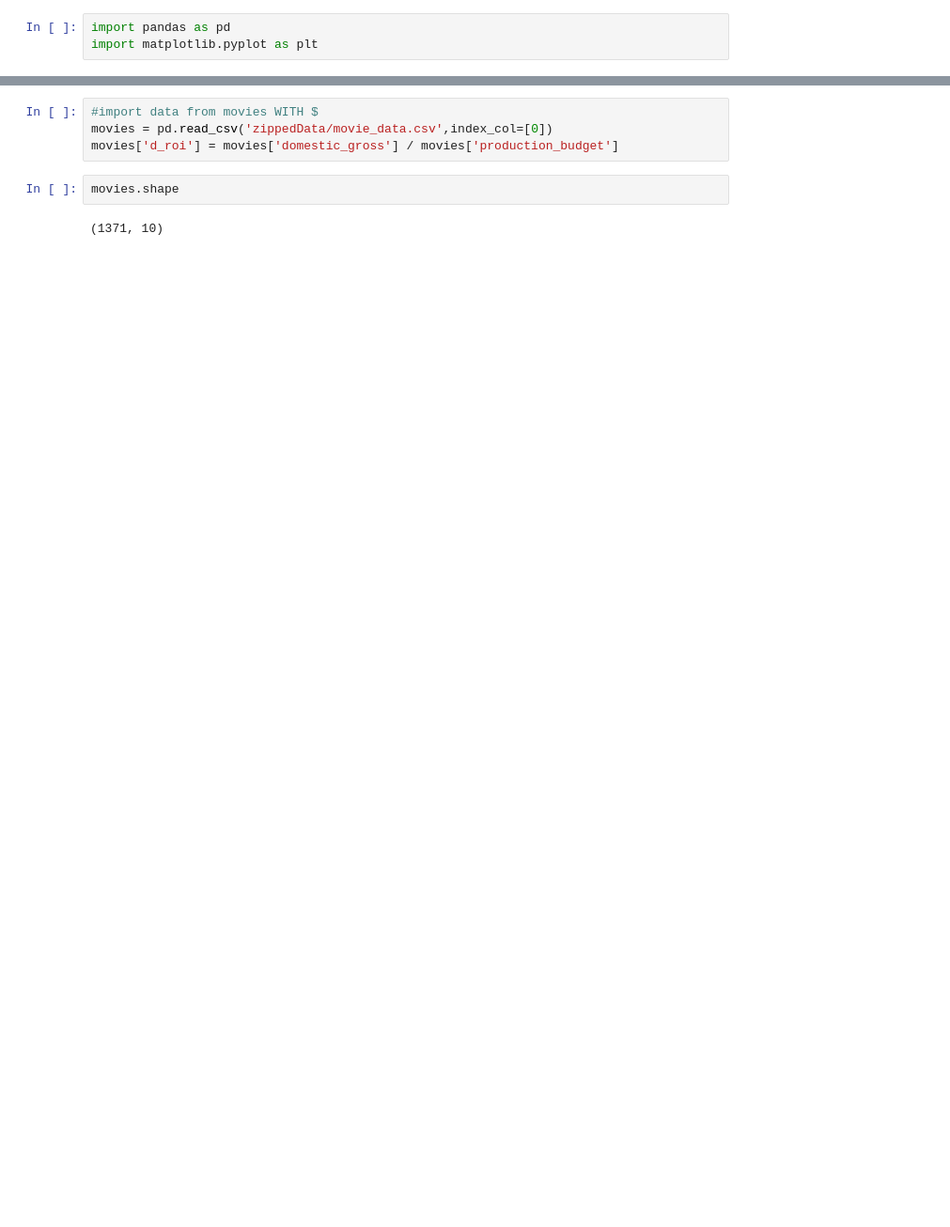
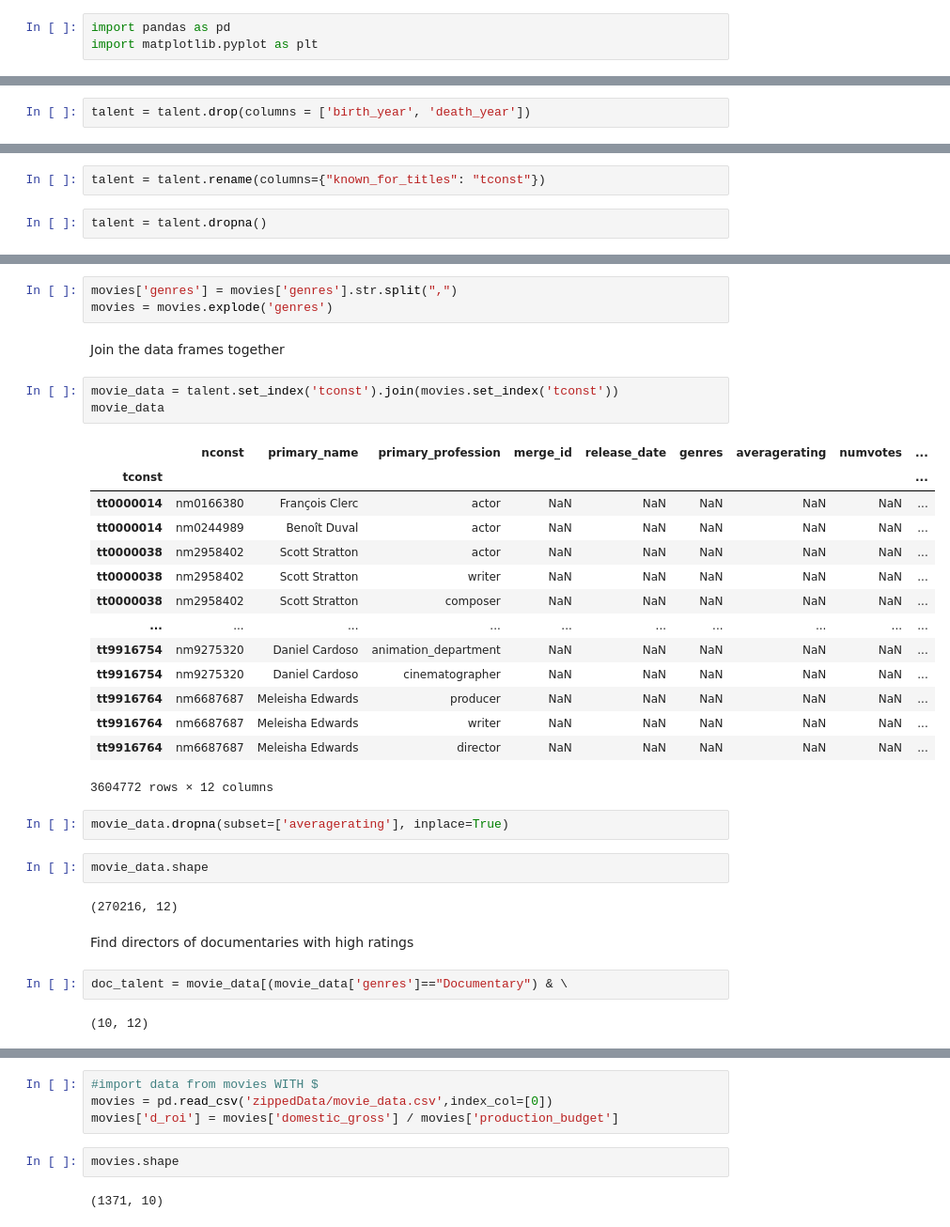
Before and after one commit to samanthanas/MovieAnalysis, a Jupyter notebook: Talent.ipynb, the cells around one changed output, grey strips where cells are left out. Shown at 94% size. Drawn from its saved outputs; the diff is of its cells as text; blank space fills up the shorter version.

```diff
--- a/Talent.ipynb
+++ b/Talent.ipynb
@@ -22,0 +42,2 @@ memory usage: 27.8+ MB
+# %%
+talent = talent.drop(columns = ['birth_year', 'death_year'])
@@ -22,0 +46,4 @@ memory usage: 27.8+ MB
+# %%
+talent = talent.rename(columns={"known_for_titles": "tconst"})
+# %%
+talent = talent.dropna()
@@ -22,0 +63,35 @@ memory usage: 27.8+ MB
+# %%
+movies['genres'] = movies['genres'].str.split(",")
+movies = movies.explode('genres')
+# %% [markdown]
+Join the data frames together
+# %%
+movie_data = talent.set_index('tconst').join(movies.set_index('tconst'))
+movie_data
+# %% [output]
+|  | nconst | primary_name | primary_profession | merge_id | release_date | genres | averagerating | numvotes | ... |
+| tconst |  |  |  |  |  |  |  |  | ... |
+| tt0000014 | nm0166380 | François Clerc | actor | NaN | NaN | NaN | NaN | NaN | ... |
+| tt0000014 | nm0244989 | Benoît Duval | actor | NaN | NaN | NaN | NaN | NaN | ... |
+| tt0000038 | nm2958402 | Scott Stratton | actor | NaN | NaN | NaN | NaN | NaN | ... |
+| tt0000038 | nm2958402 | Scott Stratton | writer | NaN | NaN | NaN | NaN | NaN | ... |
+| tt0000038 | nm2958402 | Scott Stratton | composer | NaN | NaN | NaN | NaN | NaN | ... |
+| ... | ... | ... | ... | ... | ... | ... | ... | ... | ... |
+| tt9916754 | nm9275320 | Daniel Cardoso | animation_department | NaN | NaN | NaN | NaN | NaN | ... |
+| tt9916754 | nm9275320 | Daniel Cardoso | cinematographer | NaN | NaN | NaN | NaN | NaN | ... |
+| tt9916764 | nm6687687 | Meleisha Edwards | producer | NaN | NaN | NaN | NaN | NaN | ... |
+| tt9916764 | nm6687687 | Meleisha Edwards | writer | NaN | NaN | NaN | NaN | NaN | ... |
+| tt9916764 | nm6687687 | Meleisha Edwards | director | NaN | NaN | NaN | NaN | NaN | ... |
+3604772 rows × 12 columns
+# %%
+movie_data.dropna(subset=['averagerating'], inplace=True)
+# %%
+movie_data.shape
+# %% [output]
+(270216, 12)
+# %% [markdown]
+Find directors of documentaries with high ratings
+# %%
+doc_talent = movie_data[(movie_data['genres']=="Documentary") & \
+# %% [output]
+(10, 12)
```
Also changed, not shown: parts of 32 cells of this notebook.
